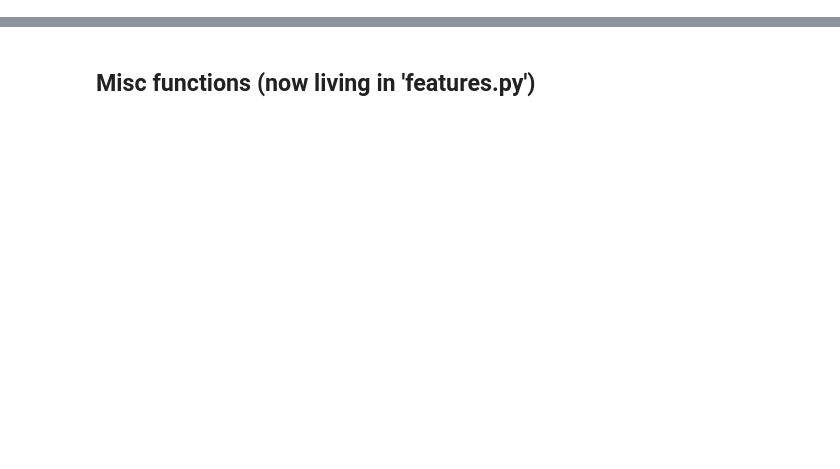
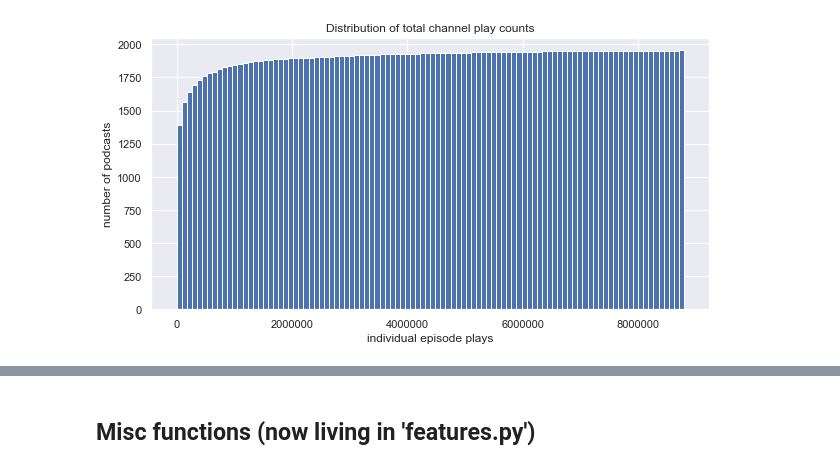
Before and after one commit to thomkav/regression-podcast-popularity, a Jupyter notebook: notebooks/eda.ipynb, the cells around one changed output, grey strips where cells are left out. Saved outputs shown, nothing was run; the diff lists cells and outputs as text; code cells hidden in the pictures; blank space fills up the shorter version.

```diff
--- a/notebooks/eda.ipynb
+++ b/notebooks/eda.ipynb
@@ -115,0 +188,3 @@ dtype: object
+# %%
+trim_df = df.loc[(df.play_count < 10000000.0) & (df.play_count > 50)]
+trim_df.shape
@@ -115,0 +203,4 @@ dtype: object
+# %%
+pattern = re.compile('[\W_]+')
+trim_df['category'] = trim_df.category.apply(lambda x: re.sub(r'\W+', '_', x))
+trim_df.category.unique()
@@ -115,0 +217,3 @@ dtype: object
+# %%
+dummies = pd.get_dummies(trim_df.category, sparse=True)
+dummies.head(3)
@@ -115,0 +225,3 @@ dtype: object
+# %%
+for col in dummies.columns:
+    trim_df['d_'+col] = dummies[col]
@@ -115,0 +286,8 @@ dtype: object
+# %%
+fig, ax = plt.subplots(figsize = (10, 5))
+plt.title('Distribution of total channel play counts')
+plt.xlabel('individual episode plays')
+plt.ylabel('number of podcasts')
+plt.hist(trim_df.play_count, bins=100, log=False,cumulative=True);
+# %% [output]
+[figure, added]
```
Also changed, not shown: parts of 54 cells of this notebook, 2 other files.
